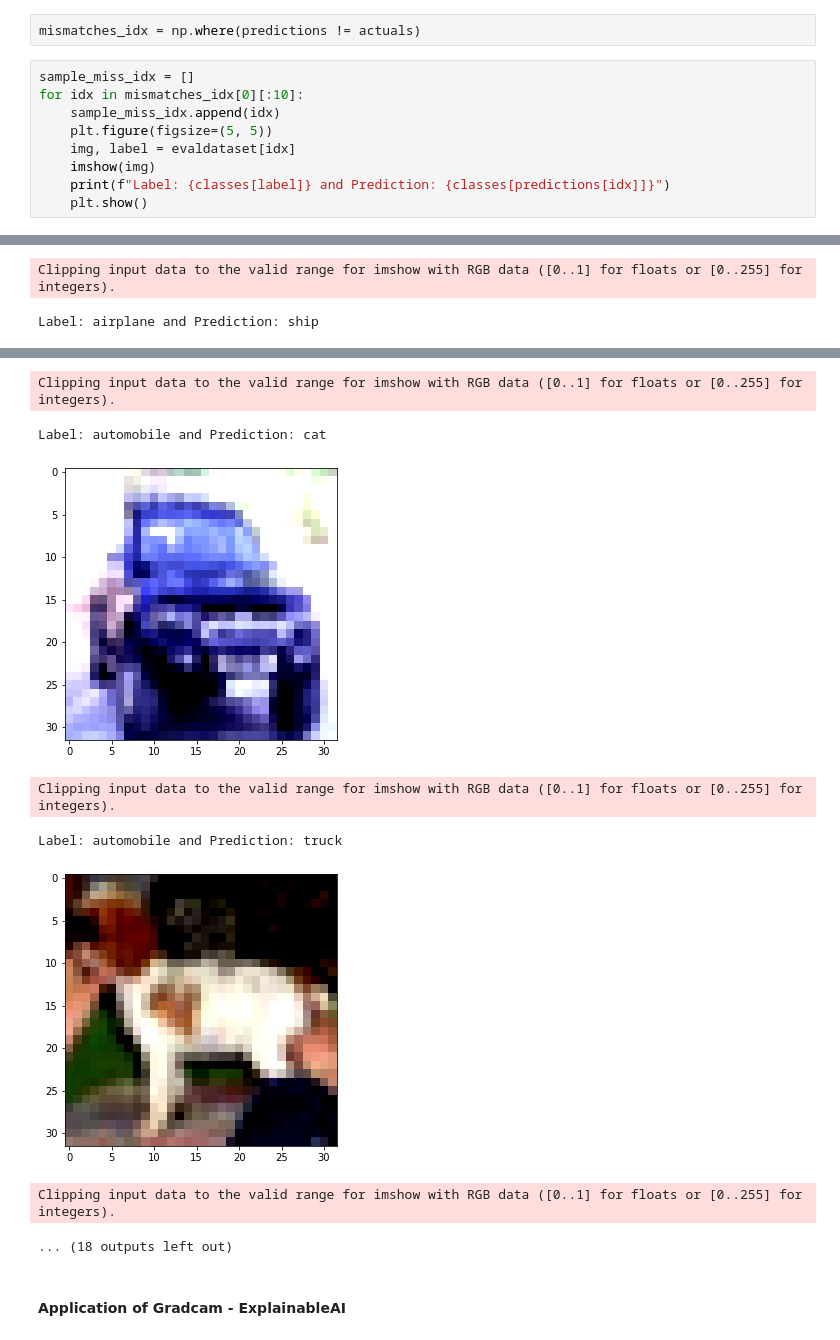
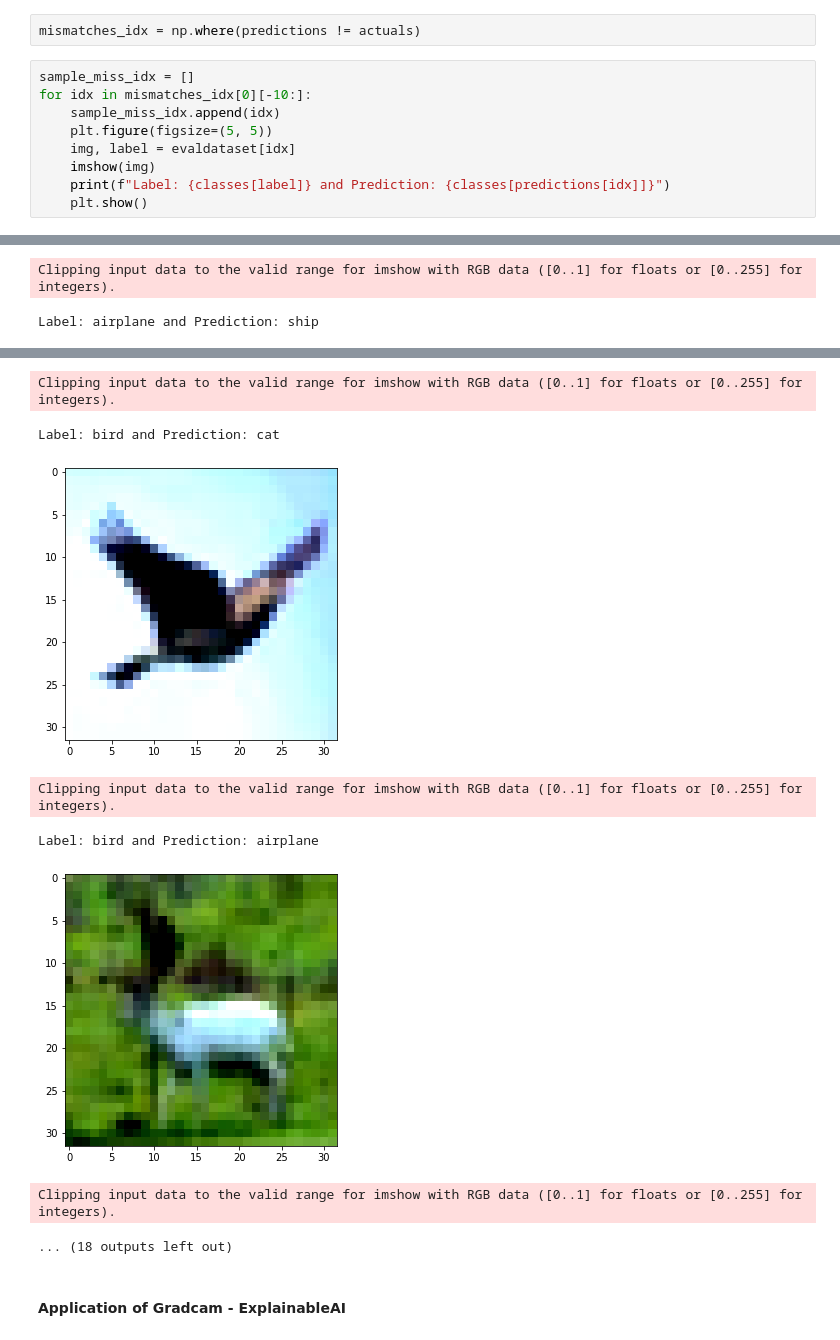
Before and after one commit to soutrik71/advanced_vision_modules_pytorch, a Jupyter notebook: notebook/Session11/assignment.ipynb, the cells around one changed output, grey strips where cells are left out. Drawn from its saved outputs; the diff is of its cells as text.

```diff
--- a/notebook/Session11/assignment.ipynb
+++ b/notebook/Session11/assignment.ipynb
@@ -599,7 +599,7 @@ plt.show()
 mismatches_idx = np.where(predictions != actuals)
 # %%
 sample_miss_idx = []
-for idx in mismatches_idx[0][:10]:
+for idx in mismatches_idx[0][-10:]:
     sample_miss_idx.append(idx)
     plt.figure(figsize=(5, 5))
     img, label = evaldataset[idx]
@@ -615,9 +615,9 @@ Label: airplane and Prediction: ship
 Clipping input data to the valid range for imshow with RGB data ([0..1] for floats or [0..255] for integers).
-Label: automobile and Prediction: cat
+Label: bird and Prediction: cat
-[figure, old version]
+[figure, new version]
 Clipping input data to the valid range for imshow with RGB data ([0..1] for floats or [0..255] for integers).
-Label: automobile and Prediction: truck
+Label: bird and Prediction: airplane
-[figure, old version]
+[figure, new version]
 Clipping input data to the valid range for imshow with RGB data ([0..1] for floats or [0..255] for integers).
 ... (18 outputs left out)
 # %% [markdown]
```
Also changed, not shown: parts of 21 cells of this notebook, 12 other files.
